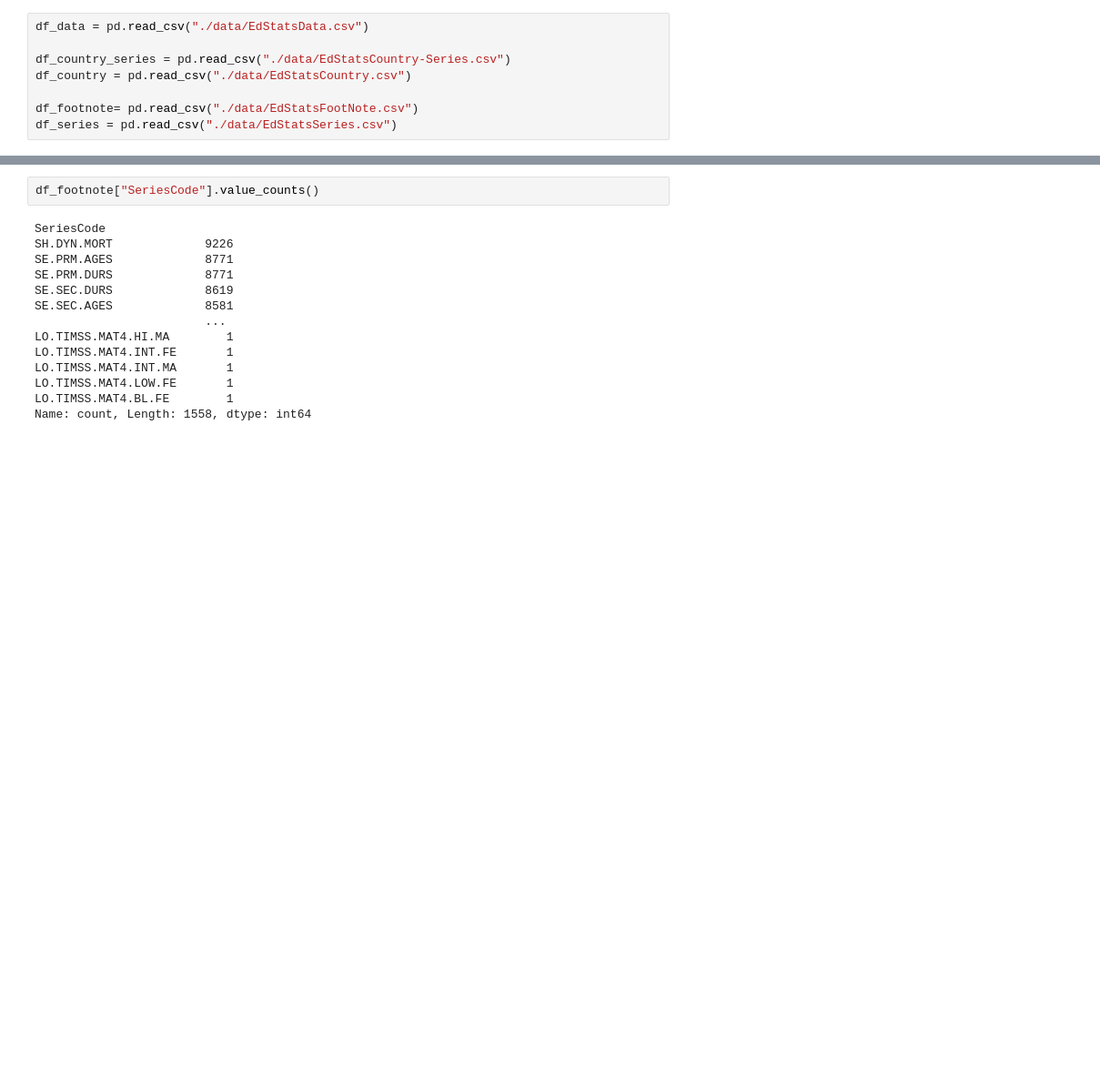
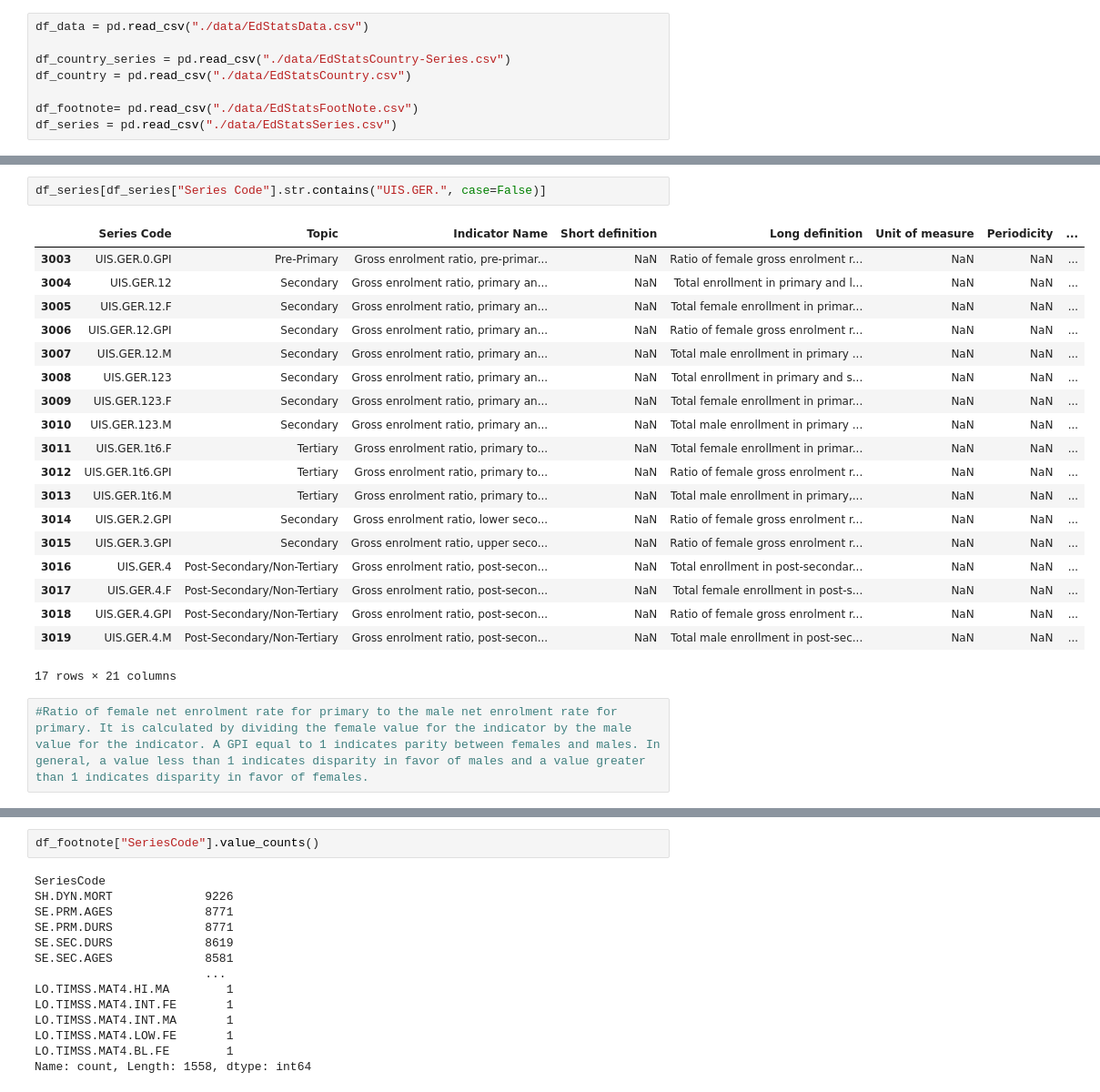
Before and after one commit to aKravtschenko/edstats-ml-analysis, a Jupyter notebook: global_education_economic_analysis.ipynb, the cells around one changed output, grey strips where cells are left out. Shown at 91% size. Cells and saved outputs as stored; diff of their text form; blank space fills up the shorter version.

```diff
--- a/global_education_economic_analysis.ipynb
+++ b/global_education_economic_analysis.ipynb
@@ -27,0 +97,24 @@ df_series = pd.read_csv("./data/EdStatsSeries.csv")
+# %%
+df_series[df_series["Series Code"].str.contains("UIS.GER.", case=False)]
+# %% [output]
+|  | Series Code | Topic | Indicator Name | Short definition | Long definition | Unit of measure | Periodicity | ... |
+| 3003 | UIS.GER.0.GPI | Pre-Primary | Gross enrolment ratio, pre-primar... | NaN | Ratio of female gross enrolment r... | NaN | NaN | ... |
+| 3004 | UIS.GER.12 | Secondary | Gross enrolment ratio, primary an... | NaN | Total enrollment in primary and l... | NaN | NaN | ... |
+| 3005 | UIS.GER.12.F | Secondary | Gross enrolment ratio, primary an... | NaN | Total female enrollment in primar... | NaN | NaN | ... |
+| 3006 | UIS.GER.12.GPI | Secondary | Gross enrolment ratio, primary an... | NaN | Ratio of female gross enrolment r... | NaN | NaN | ... |
+| 3007 | UIS.GER.12.M | Secondary | Gross enrolment ratio, primary an... | NaN | Total male enrollment in primary ... | NaN | NaN | ... |
+| 3008 | UIS.GER.123 | Secondary | Gross enrolment ratio, primary an... | NaN | Total enrollment in primary and s... | NaN | NaN | ... |
+| 3009 | UIS.GER.123.F | Secondary | Gross enrolment ratio, primary an... | NaN | Total female enrollment in primar... | NaN | NaN | ... |
+| 3010 | UIS.GER.123.M | Secondary | Gross enrolment ratio, primary an... | NaN | Total male enrollment in primary ... | NaN | NaN | ... |
+| 3011 | UIS.GER.1t6.F | Tertiary | Gross enrolment ratio, primary to... | NaN | Total female enrollment in primar... | NaN | NaN | ... |
+| 3012 | UIS.GER.1t6.GPI | Tertiary | Gross enrolment ratio, primary to... | NaN | Ratio of female gross enrolment r... | NaN | NaN | ... |
+| 3013 | UIS.GER.1t6.M | Tertiary | Gross enrolment ratio, primary to... | NaN | Total male enrollment in primary,... | NaN | NaN | ... |
+| 3014 | UIS.GER.2.GPI | Secondary | Gross enrolment ratio, lower seco... | NaN | Ratio of female gross enrolment r... | NaN | NaN | ... |
+| 3015 | UIS.GER.3.GPI | Secondary | Gross enrolment ratio, upper seco... | NaN | Ratio of female gross enrolment r... | NaN | NaN | ... |
+| 3016 | UIS.GER.4 | Post-Secondary/Non-Tertiary | Gross enrolment ratio, post-secon... | NaN | Total enrollment in post-secondar... | NaN | NaN | ... |
+| 3017 | UIS.GER.4.F | Post-Secondary/Non-Tertiary | Gross enrolment ratio, post-secon... | NaN | Total female enrollment in post-s... | NaN | NaN | ... |
+| 3018 | UIS.GER.4.GPI | Post-Secondary/Non-Tertiary | Gross enrolment ratio, post-secon... | NaN | Ratio of female gross enrolment r... | NaN | NaN | ... |
+| 3019 | UIS.GER.4.M | Post-Secondary/Non-Tertiary | Gross enrolment ratio, post-secon... | NaN | Total male enrollment in post-sec... | NaN | NaN | ... |
+17 rows × 21 columns
+# %%
+#Ratio of female net enrolment rate for primary to the male net enrolment rate for primary. It is calculated by dividing the female value for the indicator by the male value for the indicator. A GPI equal to 1 indicates parity between females and males. In general, a value less than 1 indicates disparity in favor of males and a value greater than 1 indicates disparity in favor of females.
```
Also changed, not shown: parts of 31 cells of this notebook.
